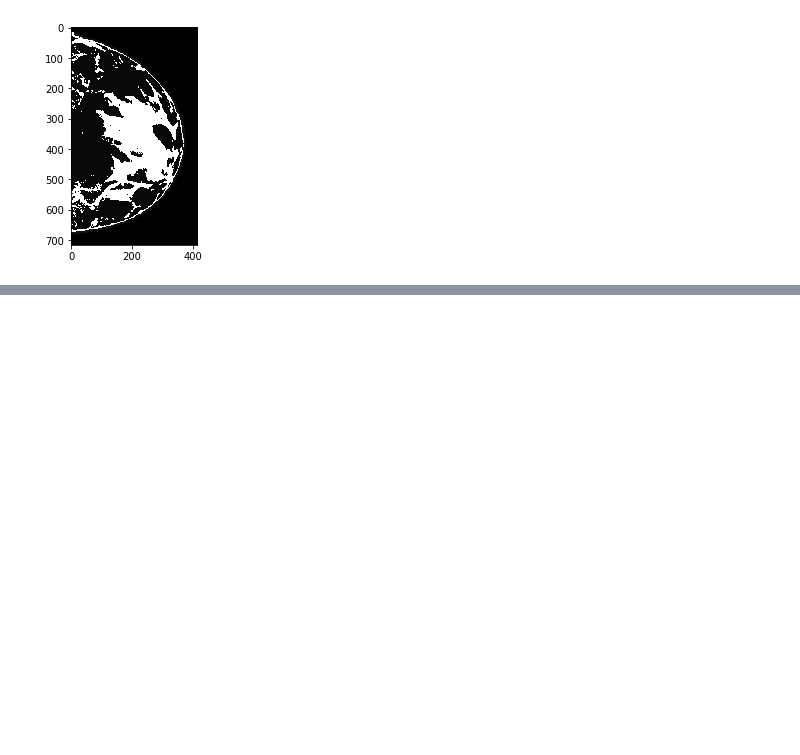
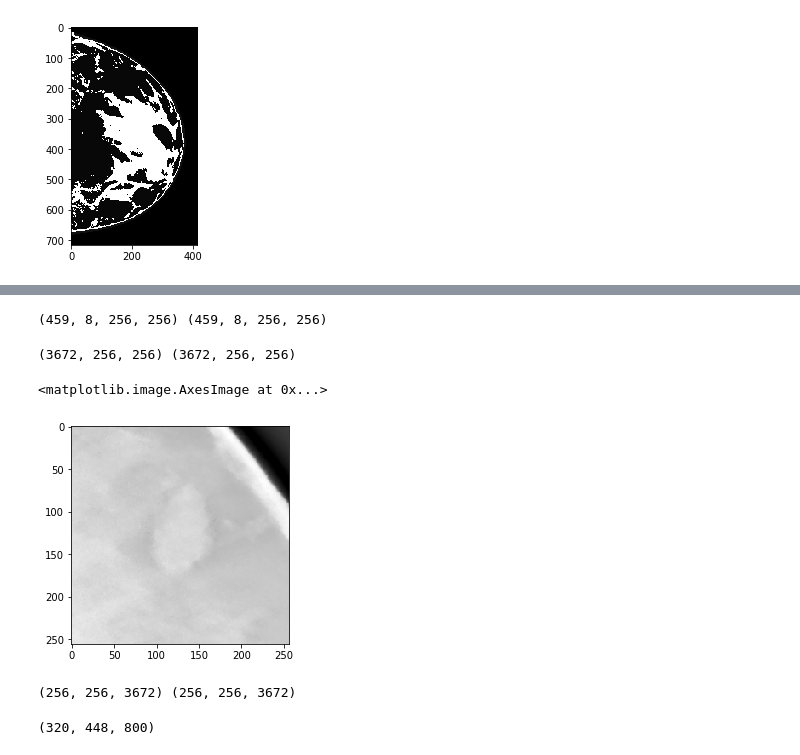
Before and after one commit to PranjalSahu/tf-adain, a Jupyter notebook: train.ipynb, the cells around one changed output, grey strips where cells are left out. Saved outputs shown, nothing was run; the diff lists cells and outputs as text; code cells hidden in the pictures; blank space fills up the shorter version.

```diff
--- a/train.ipynb
+++ b/train.ipynb
@@ -1769,0 +1754,27 @@ plt.imshow(temp[50, :, :], cmap='gray')
+# %%
+a = np.load("/home/pranjal/all_patches_lesion.npy")
+b = np.load("/home/pranjal/all_patches_without_lesion.npy")
+
+print(a.shape, b.shape)
+# %% [output]
+(459, 8, 256, 256) (459, 8, 256, 256)
+# %%
+a1 = np.reshape(a, [a.shape[0]*8, 256,256])
+b1 = np.reshape(b, [a.shape[0]*8, 256,256])
+
+print(a1.shape, b1.shape)
+# %% [output]
+(3672, 256, 256) (3672, 256, 256)
+# %%
+plt.imshow(a2[:, :, 100], cmap='gray')
+# %% [output]
+<matplotlib.image.AxesImage at 0x...>
+[figure, added]
+# %%
+a2 = np.transpose(a1, (1, 2, 0))
+b2 = np.transpose(b1, (1, 2, 0))
+
+#a2 = permute(a1, [1 3 2]);
+print(a2.shape, b2.shape)
+# %% [output]
+(256, 256, 3672) (256, 256, 3672)
@@ -1769,0 +1797,9 @@ plt.imshow(temp[50, :, :], cmap='gray')
+# %%
+a       = sio.loadmat("/media/pranjal/BackupPlus/CEDBT/attenuation_values_cropped/LE/1.mat")["head"]
+testvol = np.rollaxis(a, 2, 0)
+testvol = np.moveaxis(testvol, [0, 1, 2], [0, 2, 1])
+testvol = testvol/65.0
+
+print(testvol.shape)
+# %% [output]
+(320, 448, 800)
```
Also changed, not shown: parts of 11 cells of this notebook.
